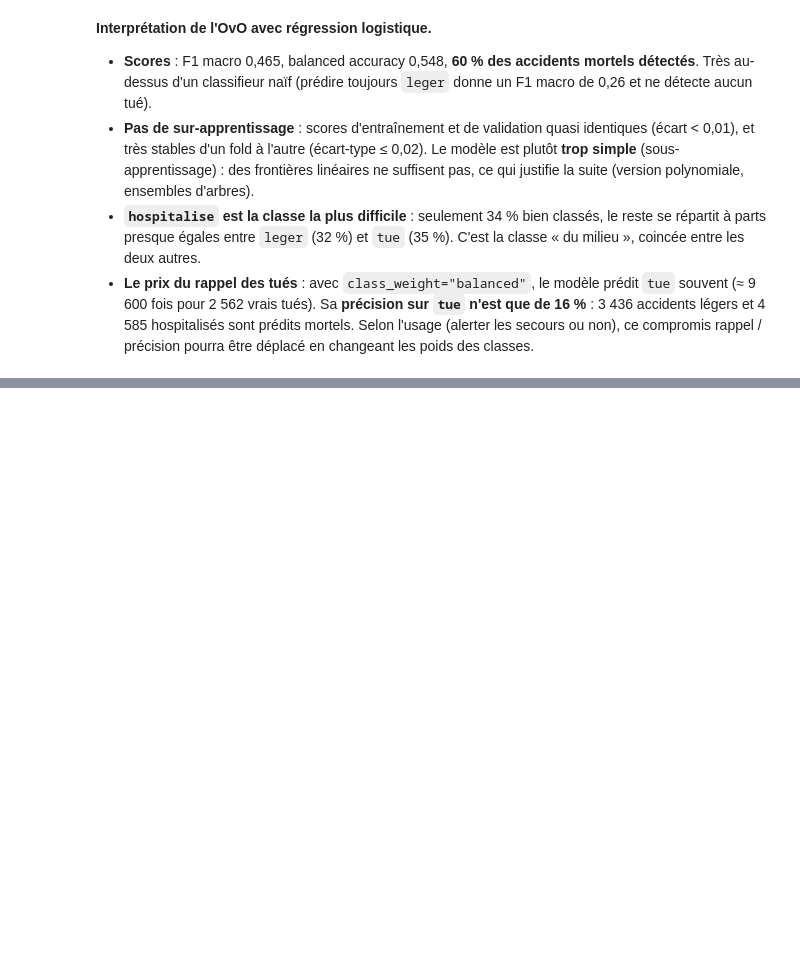
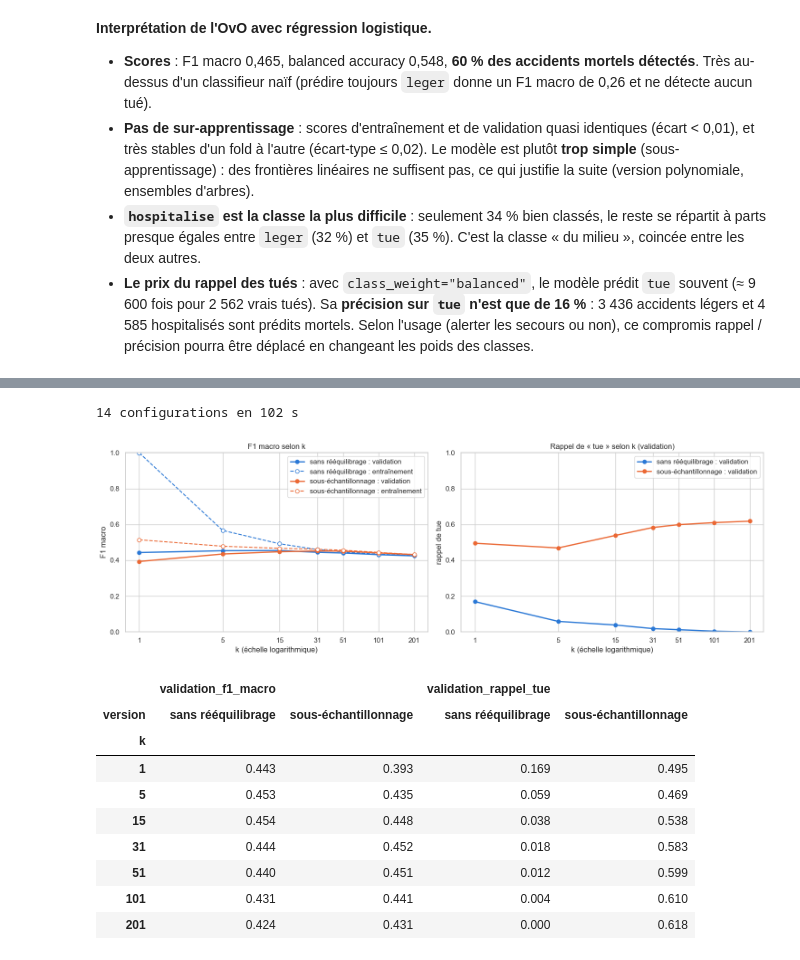
Before and after one commit to cyannure/aaa, a Jupyter notebook: notebooks/02_baselines_ensembles.ipynb, the cells around one changed output, grey strips where cells are left out. Saved outputs shown, nothing was run; the diff lists cells and outputs as text; code cells hidden in the pictures; blank space fills up the shorter version.

```diff
--- a/notebooks/02_baselines_ensembles.ipynb
+++ b/notebooks/02_baselines_ensembles.ipynb
@@ -268,0 +279,41 @@ plt.tight_layout(); plt.show()
+# %%
+VALEURS_K = [1, 5, 15, 31, 51, 101, 201]
+VERSIONS = {"sans rééquilibrage": None,
+            "sous-échantillonnage": RandomUnderSampler(random_state=SEED)}
+courbes = []
+debut = time.time()
+for version, reech in VERSIONS.items():
+    for k in VALEURS_K:
+        cv = cross_validate(pipeline(KNeighborsClassifier(n_neighbors=k), reech), X_train_fe, y_train, cv=CV,
+                            scoring=METRIQUES, return_train_score=True, n_jobs=-1)
+        courbes.append({"version": version, "k": k,
+                        **{f"{jeu}_{m}": cv[f"{'test' if jeu == 'validation' else 'train'}_{m}"].mean()
+                           for jeu in ["validation", "entraînement"] for m in METRIQUES}})
+courbes = pd.DataFrame(courbes)
+print(f"{len(courbes)} configurations en {time.time() - debut:.0f} s")
+
+fig, axes = plt.subplots(1, 2, figsize=(15, 5), sharex=True)
+for version, couleur in zip(VERSIONS, ["#2a78d6", "#eb6834"]):
+    c = courbes[courbes["version"] == version]
+    axes[0].plot(c["k"], c["validation_f1_macro"], color=couleur, marker="o", lw=2, label=f"{version} : validation")
+    axes[0].plot(c["k"], c["entraînement_f1_macro"], color=couleur, marker="o", lw=1.5, ls="--", mfc="white", label=f"{version} : entraînement")
+    axes[1].plot(c["k"], c["validation_rappel_tue"], color=couleur, marker="o", lw=2, label=f"{version} : validation")
+axes[0].set(title="F1 macro selon k", ylabel="F1 macro", ylim=(0, 1))
+axes[1].set(title="Rappel de « tue » selon k (validation)", ylabel="rappel de tue", ylim=(0, 1))
+for a in axes:
+    a.set_xscale("log"); a.set_xticks(VALEURS_K, VALEURS_K); a.minorticks_off(); a.set_xlabel("k (échelle logarithmique)"); a.legend()
+plt.tight_layout(); plt.show()
+courbes.pivot(index="k", columns="version", values=["validation_f1_macro", "validation_rappel_tue"]).round(3)
+# %% [output]
+14 configurations en 102 s
+[figure, added]
+|  | validation_f1_macro |  | validation_rappel_tue |  |
+| version | sans rééquilibrage | sous-échantillonnage | sans rééquilibrage | sous-échantillonnage |
+| k |  |  |  |  |
+| 1 | 0.443 | 0.393 | 0.169 | 0.495 |
+| 5 | 0.453 | 0.435 | 0.059 | 0.469 |
+| 15 | 0.454 | 0.448 | 0.038 | 0.538 |
+| 31 | 0.444 | 0.452 | 0.018 | 0.583 |
+| 51 | 0.440 | 0.451 | 0.012 | 0.599 |
+| 101 | 0.431 | 0.441 | 0.004 | 0.610 |
+| 201 | 0.424 | 0.431 | 0.000 | 0.618 |
```
Also changed, not shown: parts of 23 cells of this notebook.
